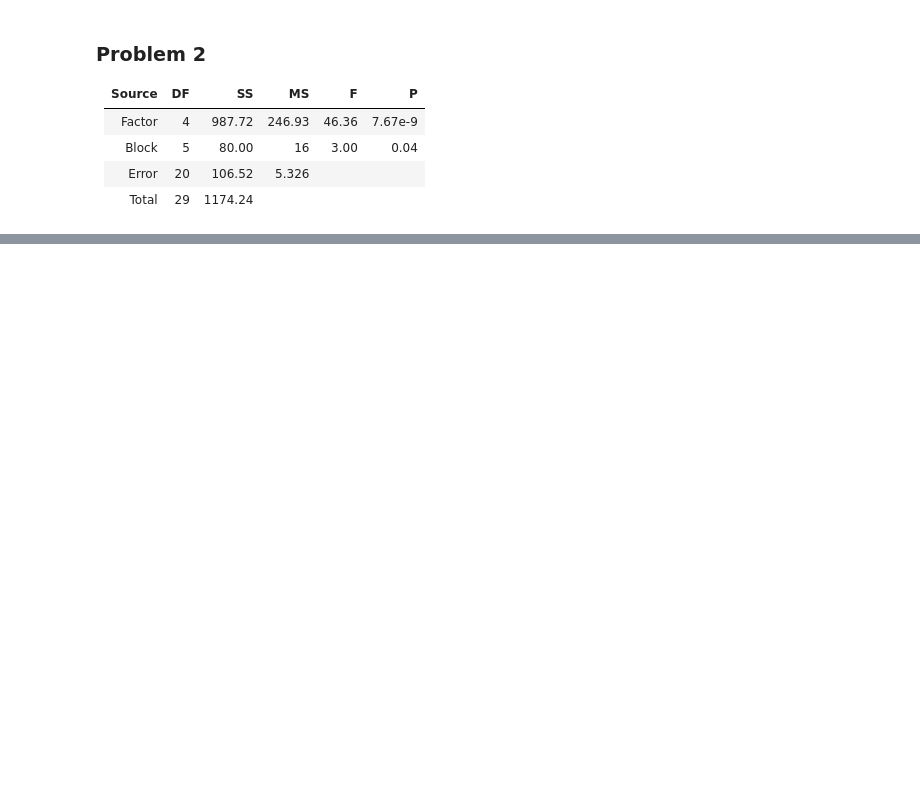
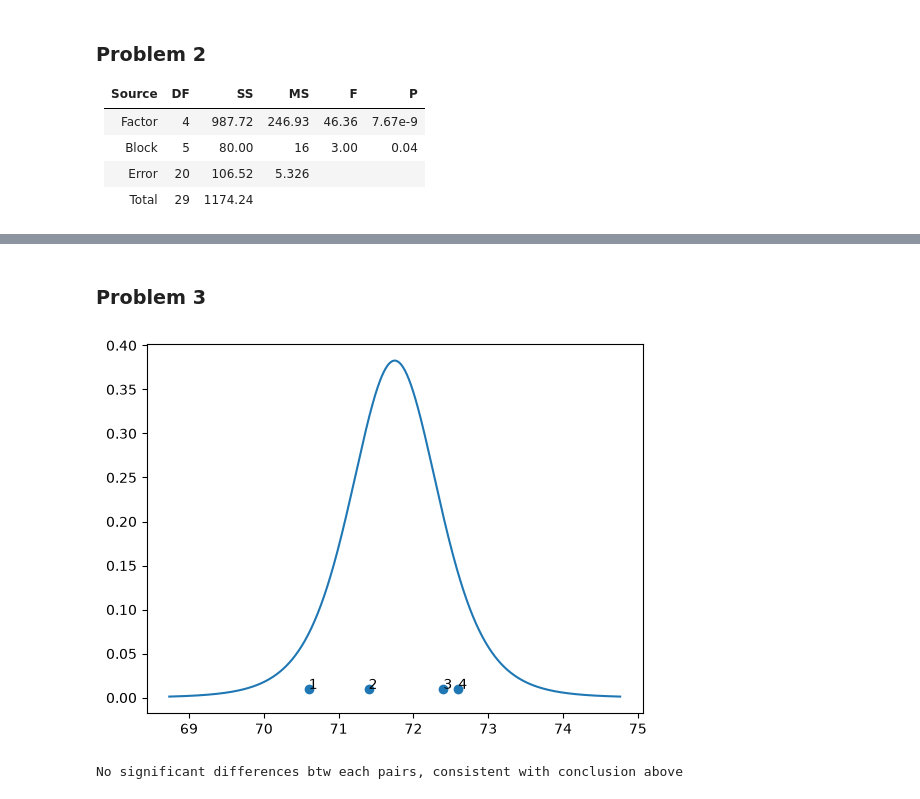
Before and after one commit to Peiguang2024/design-of-experiment, a Jupyter notebook: Montgomery/chapter4.ipynb, the cells around one changed output, grey strips where cells are left out. Saved outputs shown, nothing was run; the diff lists cells and outputs as text; code cells hidden in the pictures; blank space fills up the shorter version.

Commit message:
chapter 4, problem 5 completed

```diff
--- a/Montgomery/chapter4.ipynb
+++ b/Montgomery/chapter4.ipynb
@@ -157,0 +167,7 @@ stats.f.sf(46.36, dfn = 4, dfd=20), stats.f.sf(3, dfn = 5, dfd=20) # no signific
+# %%
+df_01['ave'] = df_01.strength.mean()
+df_01['residual'] = df_01['strength'] - df_01['ave']
+df_01['chemical_ave'] = df_01.groupby('chemical')['strength'].transform('mean')
+df_01['chemical_dev'] = df_01['chemical_ave'] - df_01['ave']
+df_01['bolt_ave'] = df_01.groupby('bolt')['strength'].transform('mean')
+df_01['bolt_dev'] = df_01['bolt_ave'] - df_01['ave']
@@ -157,0 +281,12 @@ stats.f.sf(46.36, dfn = 4, dfd=20), stats.f.sf(3, dfn = 5, dfd=20) # no signific
+# %%
+# test the function with problem 4.1 and got the exactly the same results as above
+stats_01, t_ave_01, df_01 = rcbd(df_01, 'chemical', 'bolt', 'strength')
+# %%
+# problem 2
+df_02 = pd.DataFrame({
+    'solution': np.repeat(np.arange(1,4),4),
+    'days': np.tile(np.arange(1,5),3),
+    'result': [13,22,18,39,16,24,17,44,5,4,1,22]
+})
+stats_02, t_ave_02, df_02 = rcbd(df_02, treatment='solution', block='days', result='result')
+stats_02, t_ave_02
@@ -157,0 +303,17 @@ stats.f.sf(46.36, dfn = 4, dfd=20), stats.f.sf(3, dfn = 5, dfd=20) # no signific
+# %% [markdown]
+### Problem 3
+# %%
+# data to generate the t distribution plot
+r_03 = 5
+x_03 = np.linspace(-r_03, r_03, 1001)
+y_03 = stats.t.pdf(x_03, df=stats_02['degrees_of_freedom_error'])
+# %%
+plt.plot(x_03*np.sqrt(stats_01['mean_square_error']/stats_01['n_blocks'])+t_ave_01['t_ave'].mean(), y_03)
+plt.scatter(t_ave_01.t_ave, [0.01]*len(t_ave_01))
+[plt.text(x,y,s) for x,y,s in zip(t_ave_01.t_ave, [0.01]*len(t_ave_01), t_ave_01.chemical)]
+
+plt.show()
+print('No significant differences btw each pairs, consistent with conclusion above')
+# %% [output]
+[figure, added]
+No significant differences btw each pairs, consistent with conclusion above
```
Also changed, not shown: parts of 38 cells of this notebook, 1 other file.
